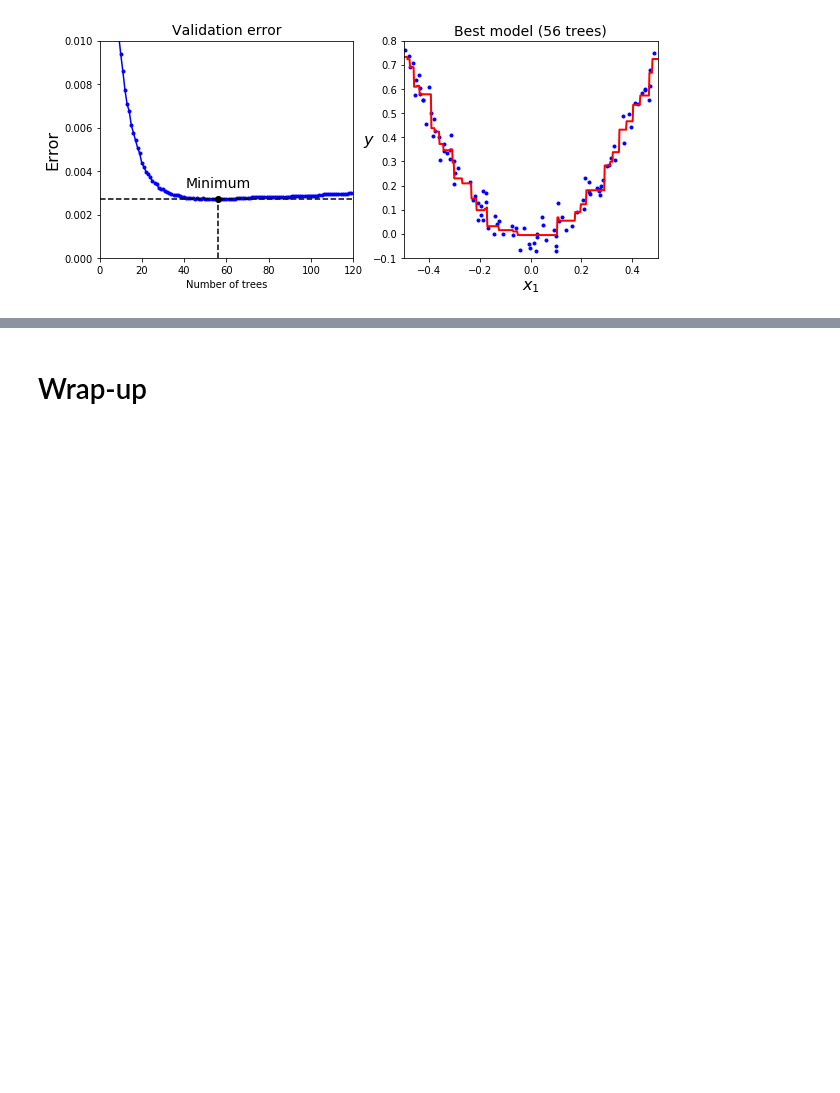
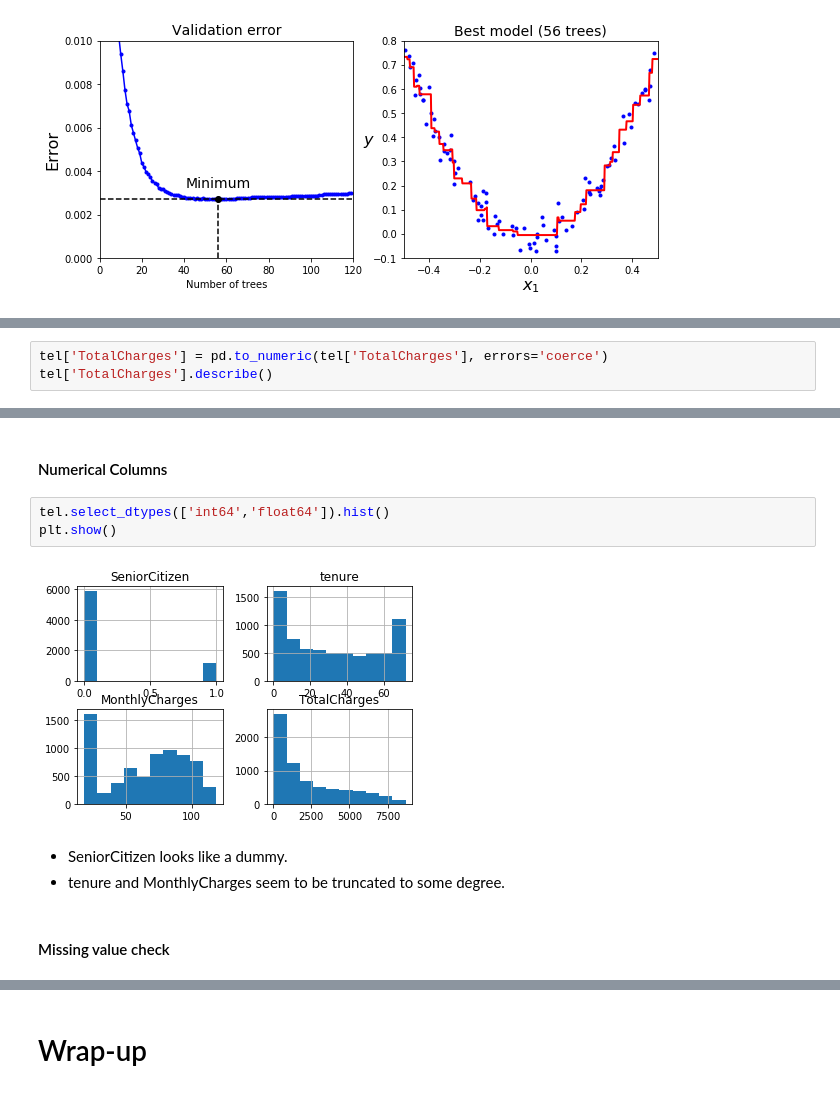
Before and after one commit to appliedecon/data602-lectures, a Jupyter notebook: week10/ensembles.ipynb, the cells around one changed output, grey strips where cells are left out. Cells and saved outputs as stored; diff of their text form; blank space fills up the shorter version.

```diff
--- a/week10/ensembles.ipynb
+++ b/week10/ensembles.ipynb
@@ -627,0 +724,3 @@ plt.show()
+# %%
+tel['TotalCharges'] = pd.to_numeric(tel['TotalCharges'], errors='coerce')
+tel['TotalCharges'].describe()
@@ -627,0 +737,12 @@ plt.show()
+# %% [markdown]
+#### Numerical Columns
+# %%
+tel.select_dtypes(['int64','float64']).hist()
+plt.show()
+# %% [output]
+[figure, added]
+# %% [markdown]
+- SeniorCitizen looks like a dummy.
+- tenure and MonthlyCharges seem to be truncated to some degree.
+# %% [markdown]
+#### Missing value check
```
Also changed, not shown: parts of 32 cells of this notebook.
